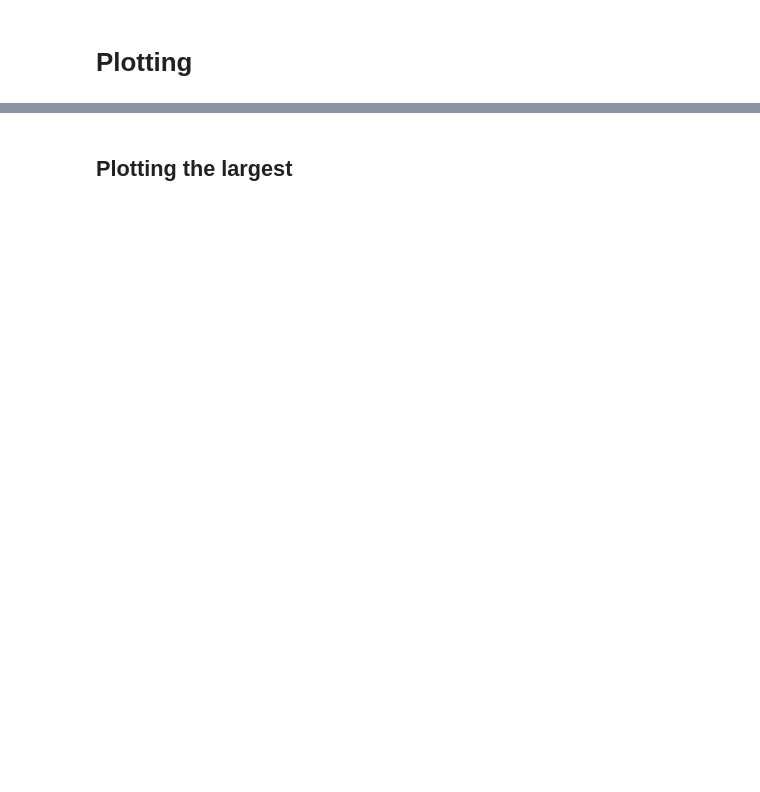
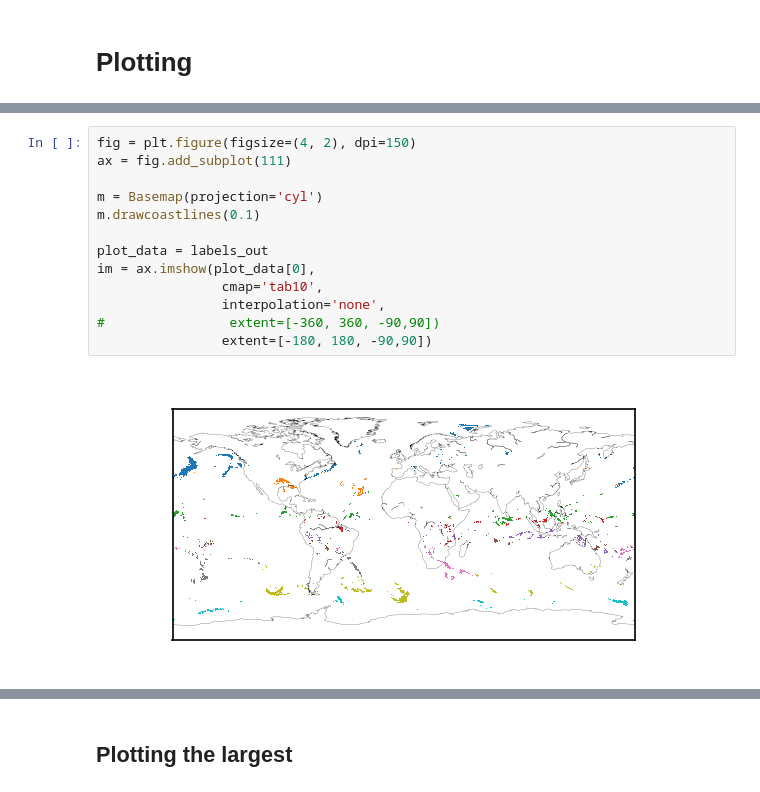
Before and after one commit to michaelleerilee/CCL, a Jupyter notebook: contrib/cc3d.ipynb, the cells around one changed output, grey strips where cells are left out. Saved outputs shown, nothing was run; the diff lists cells and outputs as text; blank space fills up the shorter version.

```diff
--- a/contrib/cc3d.ipynb
+++ b/contrib/cc3d.ipynb
@@ -88 +191,16 @@ largest = numpy.ma.masked_where(largest==0, largest)
+# %%
+fig = plt.figure(figsize=(4, 2), dpi=150)
+ax = fig.add_subplot(111)
+
+m = Basemap(projection='cyl')
+m.drawcoastlines(0.1)
+
+plot_data = labels_out
+im = ax.imshow(plot_data[0],
+                cmap='tab10',
+                interpolation='none',
+#                extent=[-360, 360, -90,90])
+                extent=[-180, 180, -90,90])
+# %% [output]
+[figure, added]
 # %%
```
Also changed, not shown: parts of 26 cells of this notebook, 1 other file.
